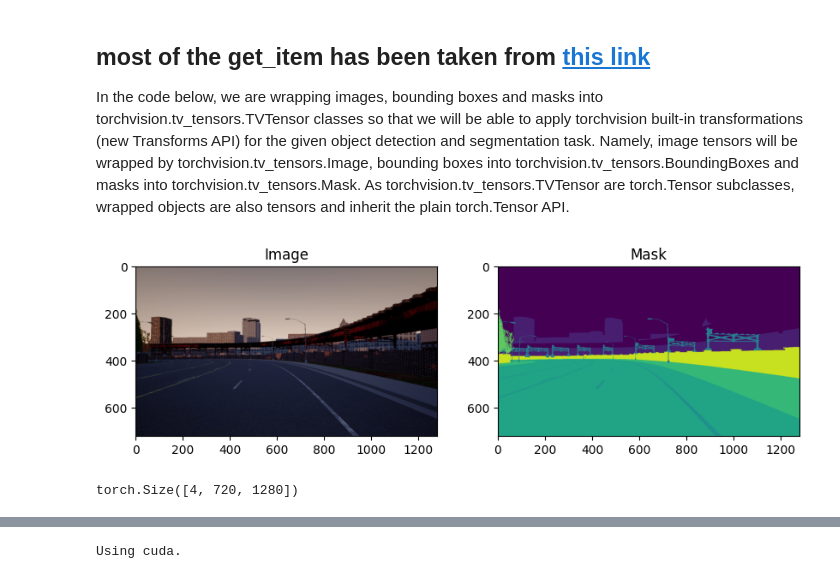
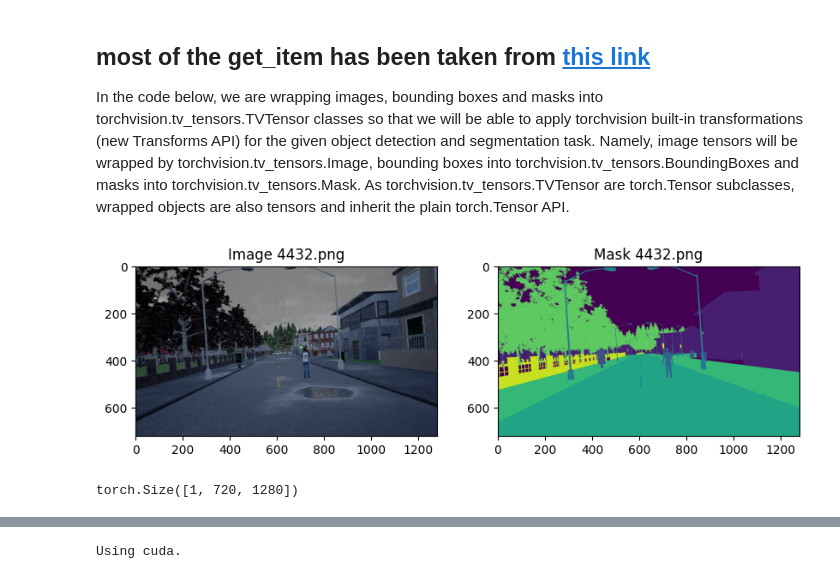
Before and after one commit to cico-rial/Open-Set-Semantic-Segmentation, a Jupyter notebook: main.ipynb, the cells around one changed output, grey strips where cells are left out. Drawn from its saved outputs; the diff is of its cells as text; code cells hidden in the pictures.

```diff
--- a/main.ipynb
+++ b/main.ipynb
@@ -61,15 +127,32 @@ from torchvision import tv_tensors
 from torchvision.transforms.v2 import functional as F
 
 class StreetHazardsTrain(Dataset):
+    label_mapping = {
+            0: "unlabeled",
+            1: "building",
+            2: "fence",
+            3: "other",
+            4: "pedestrian",
+            5: "pole",
+            6: "road line" ,
+            7: "road",
+            8: "sidewalk",
+            9: "vegetation",
+            10: "car",
+            11: "wall",
+            12: "traffic sign",
+            13: "anomaly"
+        }
+
     def __init__(self, split, transforms=None):
         self.split = split
 
         if self.split in ["train", "training"]:
-            self.img_root = "./train/images/training/t1-3"
-            self.mask_root = "./train/annotations/training/t1-3"
+            self.img_root = os.path.join(dataset_path, "train/images/training/t1-3")
+            self.mask_root = os.path.join(dataset_path, "train/annotations/training/t1-3")
         else:
-            self.img_root = "./train/images/validation/t4"
-            self.mask_root = "./train/annotations/validation/t4"
+            self.img_root = os.path.join(dataset_path, "train/images/validation/t4")
+            self.mask_root = os.path.join(dataset_path, "train/annotations/validation/t4")
 
         self.transforms = transforms
         self.imgs = sorted(os.listdir(self.img_root))
@@ -122,19 +205,10 @@ class StreetHazardsTrain(Dataset):
 
     def __len__(self):
         return len(self.imgs)
+
+    @classmethod
+    def get_label(cls, idx):
+        return cls.label_mapping.get(idx, "unknown label")
 # %%
 train_dataset = StreetHazardsTrain(split="train")
 validation_dataset = StreetHazardsTrain(split="validation")
-# %%
-sample_image, sample_mask, target = train_dataset[20]
-plt.figure(figsize=(10,10))
-plt.subplot(1,2,1)
-plt.imshow(sample_image.permute(1,2,0))
-plt.title("Image")
-plt.subplot(1,2,2)
-plt.imshow(sample_mask.permute(1,2,0))
-plt.title("Mask")
-
-plt.show()
-# %% [output]
-[figure, removed]
@@ -143,4 +215,11 @@ sample_image, sample_mask, target = train_dataset[20]
+# %%
+idx = 3815
+sample_image, sample_mask, target = train_dataset[idx]
+
+plot_sample_image(sample_image, sample_mask, idx)
+# %% [output]
+[figure, added]
 # %%
-sample_image.shape
+sample_mask.shape
 # %% [output]
-torch.Size([4, 720, 1280])
+torch.Size([1, 720, 1280])
```
Also changed, not shown: parts of 18 cells of this notebook.
